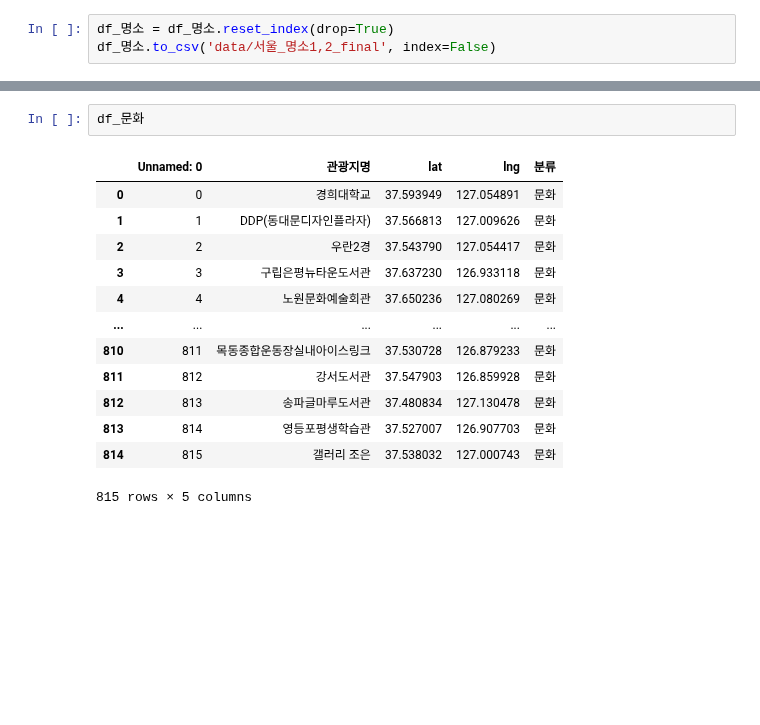
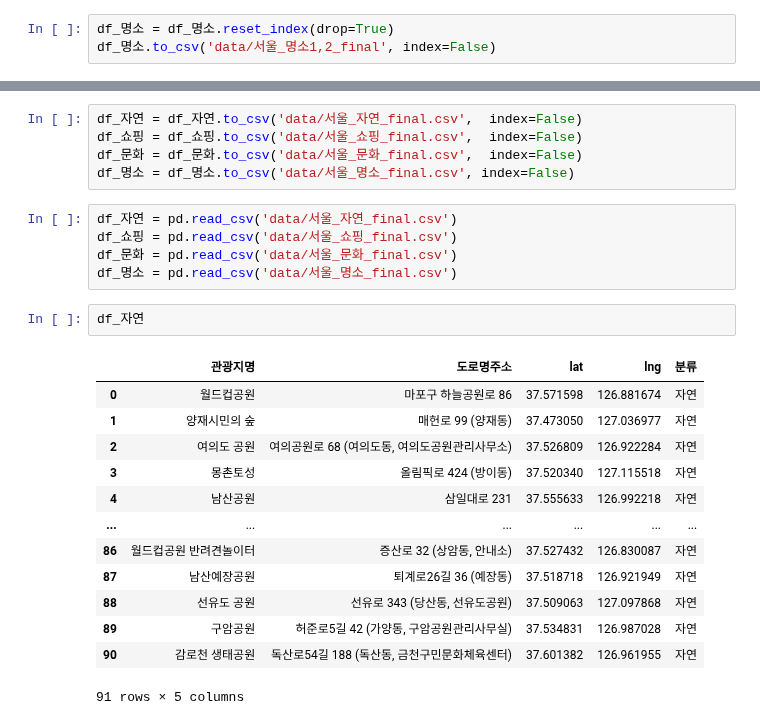
Before and after one commit to Mayhem-XD/Project_p1, a Jupyter notebook: test_code/data/2021/concat_서울.ipynb, the cells around one changed output, grey strips where cells are left out. Drawn from its saved outputs; the diff is of its cells as text; blank space fills up the shorter version.

```diff
--- a/test_code/data/2021/concat_서울.ipynb
+++ b/test_code/data/2021/concat_서울.ipynb
@@ -59,16 +59,26 @@ df_명소.tail()
-# %%
-df_문화
-# %% [output]
-|  | Unnamed: 0 | 관광지명 | lat | lng | 분류 |
-| 0 | 0 | 경희대학교 | 37.593949 | 127.054891 | 문화 |
-| 1 | 1 | DDP(동대문디자인플라자) | 37.566813 | 127.009626 | 문화 |
-| 2 | 2 | 우란2경 | 37.543790 | 127.054417 | 문화 |
-| 3 | 3 | 구립은평뉴타운도서관 | 37.637230 | 126.933118 | 문화 |
-| 4 | 4 | 노원문화예술회관 | 37.650236 | 127.080269 | 문화 |
-| ... | ... | ... | ... | ... | ... |
-| 810 | 811 | 목동종합운동장실내아이스링크 | 37.530728 | 126.879233 | 문화 |
-| 811 | 812 | 강서도서관 | 37.547903 | 126.859928 | 문화 |
-| 812 | 813 | 송파글마루도서관 | 37.480834 | 127.130478 | 문화 |
-| 813 | 814 | 영등포평생학습관 | 37.527007 | 126.907703 | 문화 |
-| 814 | 815 | 갤러리 조은 | 37.538032 | 127.000743 | 문화 |
-815 rows × 5 columns
+# %%
+df_자연 = df_자연.to_csv('data/서울_자연_final.csv',  index=False)
+df_쇼핑 = df_쇼핑.to_csv('data/서울_쇼핑_final.csv',  index=False)
+df_문화 = df_문화.to_csv('data/서울_문화_final.csv',  index=False)
+df_명소 = df_명소.to_csv('data/서울_명소_final.csv', index=False)
+# %%
+df_자연 = pd.read_csv('data/서울_자연_final.csv')
+df_쇼핑 = pd.read_csv('data/서울_쇼핑_final.csv')
+df_문화 = pd.read_csv('data/서울_문화_final.csv')
+df_명소 = pd.read_csv('data/서울_명소_final.csv')
+# %%
+df_자연
+# %% [output]
+|  | 관광지명 | 도로명주소 | lat | lng | 분류 |
+| 0 | 월드컵공원 | 마포구 하늘공원로 86 | 37.571598 | 126.881674 | 자연 |
+| 1 | 양재시민의 숲 | 매헌로 99 (양재동) | 37.473050 | 127.036977 | 자연 |
+| 2 | 여의도 공원 | 여의공원로 68 (여의도동, 여의도공원관리사무소) | 37.526809 | 126.922284 | 자연 |
+| 3 | 몽촌토성 | 올림픽로 424 (방이동) | 37.520340 | 127.115518 | 자연 |
+| 4 | 남산공원 | 삼일대로 231 | 37.555633 | 126.992218 | 자연 |
+| ... | ... | ... | ... | ... | ... |
+| 86 | 월드컵공원 반려견놀이터 | 증산로 32 (상암동, 안내소) | 37.527432 | 126.830087 | 자연 |
+| 87 | 남산예장공원 | 퇴계로26길 36 (예장동) | 37.518718 | 126.921949 | 자연 |
+| 88 | 선유도 공원 | 선유로 343 (당산동, 선유도공원) | 37.509063 | 127.097868 | 자연 |
+| 89 | 구암공원 | 허준로5길 42 (가양동, 구암공원관리사무실) | 37.534831 | 126.987028 | 자연 |
+| 90 | 감로천 생태공원 | 독산로54길 188 (독산동, 금천구민문화체육센터) | 37.601382 | 126.961955 | 자연 |
+91 rows × 5 columns
```
Also changed, not shown: parts of 12 cells of this notebook, 6 other files.
